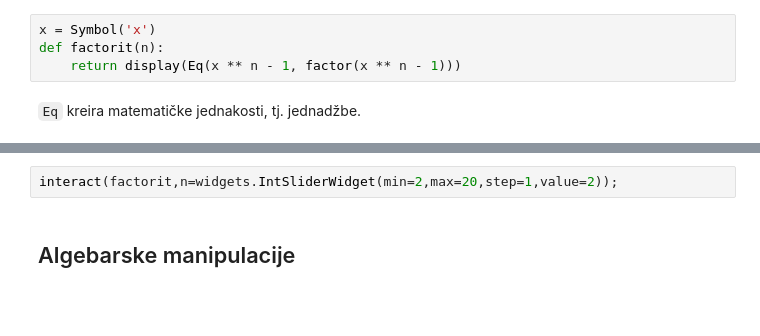
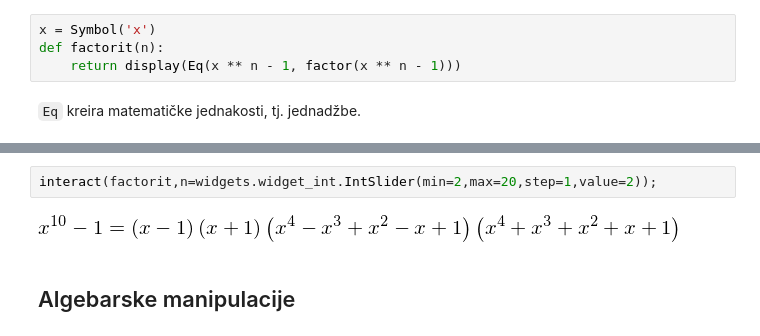
Before and after one commit to inakic/matsoft, a Jupyter notebook: Sympy.ipynb, the cells around one changed output, grey strips where cells are left out. Drawn from its saved outputs; the diff is of its cells as text; blank space fills up the shorter version.

```diff
--- a/Sympy.ipynb
+++ b/Sympy.ipynb
@@ -195,5 +215,7 @@ interact(factorit,n=(1,20,2));
 # %%
-interact(factorit,n=widgets.IntSliderWidget(min=2,max=20,step=1,value=2));
+interact(factorit,n=widgets.widget_int.IntSlider(min=2,max=20,step=1,value=2));
+# %% [output]
+[figure, added]
 # %% [markdown]
 ## Algebarske manipulacije
 # %%
```
Also changed, not shown: parts of 93 cells of this notebook.
